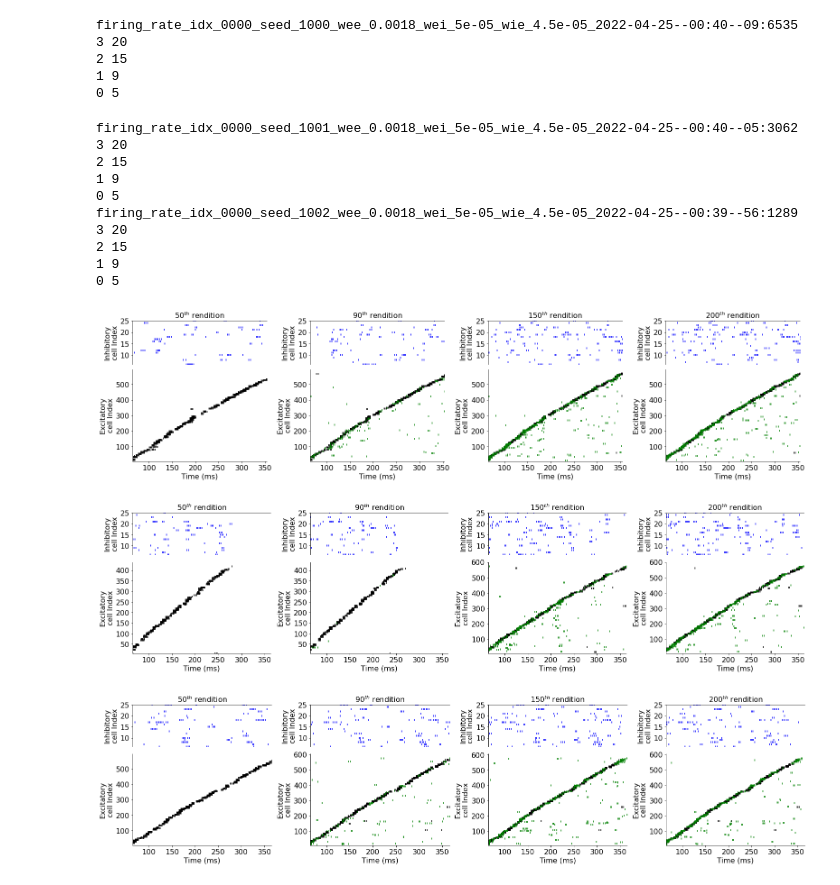
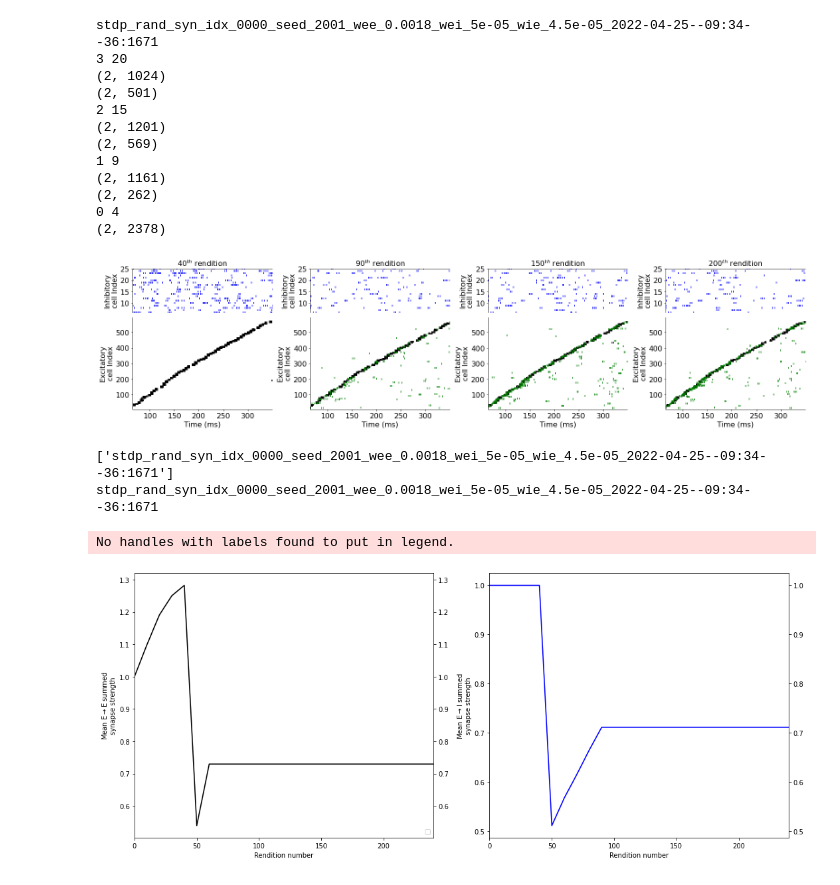
Before and after one commit to davidgbe/synfire_chain_growth, a Jupyter notebook: resilience_project_22_04_13/neurogenesis_+_heterosynaptic_comp_22_04_13/firing_rate_bound_neurogenesis_22_04_20/nb.ipynb, the cells around one changed output. Cells and saved outputs as stored; diff of their text form; code cells hidden in the pictures.

```diff
--- a/resilience_project_22_04_13/neurogenesis_+_heterosynaptic_comp_22_04_13/firing_rate_bound_neurogenesis_22_04_20/nb.ipynb
+++ b/resilience_project_22_04_13/neurogenesis_+_heterosynaptic_comp_22_04_13/firing_rate_bound_neurogenesis_22_04_20/nb.ipynb
@@ -105,6 +105,7 @@ def load_exp_data(direc, cut=None, layer_size=10, n_exc=1000, name_frags=[], rev
                 data['w_r_e'] = loaded['w_r_e']
                 data['w_r_i'] = loaded['w_r_i']
 
+            surviving_cell_mask = None
             if 'surviving_cell_mask' in loaded:
                 surviving_cell_mask = loaded['surviving_cell_mask'][0, :]
                 data['surviving_cell_mask'] = surviving_cell_mask
@@ -130,6 +131,29 @@ def load_exp_data(direc, cut=None, layer_size=10, n_exc=1000, name_frags=[], rev
                 data['exc_raster_unperturbed'] = np.concatenate(exc_raster_unperturbed, axis=1)
                 data['exc_raster_perturbed'] = np.concatenate(exc_raster_perturbed, axis=1)
 
+            if 'w_r_e' in loaded:
+                w_r_e = data['w_r_e']
+
+                w_r_e_e = w_r_e[:900, :900]
+                w_r_e_i = w_r_e[900:, :900]
+
+                if surviving_cell_mask is not None:
+                    valid_cell_mask = np.arange(900) >= 600
+                    valid_cell_mask = np.logical_or(valid_cell_mask, surviving_cell_mask)
+                    w_r_e_e_surviving = w_r_e_e[surviving_cell_mask, :]
+
+                    summed_incoming_weights_e_e = np.sum(w_r_e_e_surviving[:, valid_cell_mask], axis=1)
+                else:
+                    valid_cell_mask = np.arange(900) >= 0
+                    summed_incoming_weights_e_e = np.sum(w_r_e_e[:, valid_cell_mask], axis=1)
+
+                summed_incoming_weights_e_i = np.sum(w_r_e_i[:, valid_cell_mask], axis=1)
+
+                data['mean_incoming_summed_weights_e_e'] = np.mean(summed_incoming_weights_e_e)
+                data['std_incoming_summed_weights_e_e'] = np.std(summed_incoming_weights_e_e)
+                data['mean_incoming_summed_weights_e_i'] = np.mean(summed_incoming_weights_e_i)
+                data['std_incoming_summed_weights_e_i'] = np.std(summed_incoming_weights_e_i)
+
             return data
         yield i_f, lazy_load
 # %%
@@ -268,23 +293,19 @@ def make_figure_1_sparse(name, cell_range=(0, 900), per_shown=1., layer_size=10,
         fig.tight_layout()
 #         save_fig(fig, './figures/paper/rasters', f'{exp_dir_name}.svg')
 # %%
-make_figure_1_sparse(['firing_rate'], cell_range=(0, 900), timepoints=[5, 9, 15, 20], sort_timepoint=24, per_shown=1., color='#c41f3b')
+make_figure_1_sparse(['stdp_rand_syn_idx_0000_seed_2001_wee_0.0018_wei_5e-05_wie_4.5e-05_2022-04-25--09:34--36:1671'],
+                     cell_range=(0, 900), timepoints=[4, 9, 15, 20], sort_timepoint=24, per_shown=1., color='#c41f3b')
 # %% [output]
-firing_rate_idx_0000_seed_1000_wee_0.0018_wei_5e-05_wie_4.5e-05_2022-04-25--00:40--09:6535
+stdp_rand_syn_idx_0000_seed_2001_wee_0.0018_wei_5e-05_wie_4.5e-05_2022-04-25--09:34--36:1671
 3 20
+(2, 1024)
+(2, 501)
 2 15
+(2, 1201)
+(2, 569)
 1 9
-0 5
+(2, 1161)
+(2, 262)
+0 4
+(2, 2378)
-firing_rate_idx_0000_seed_1001_wee_0.0018_wei_5e-05_wie_4.5e-05_2022-04-25--00:40--05:3062
-3 20
-2 15
-1 9
-0 5
-firing_rate_idx_0000_seed_1002_wee_0.0018_wei_5e-05_wie_4.5e-05_2022-04-25--00:39--56:1289
-3 20
-2 15
-1 9
-0 5
-[figure, old version]
+[figure, new version]
-[figure, removed]
-[figure, removed]
@@ -290,0 +432,11 @@ firing_rate_idx_0000_seed_1002_wee_0.0018_wei_5e-05_wie_4.5e-05_2022-04-25--00:3
+# %%
+make_figure_2_plot([
+    'stdp_rand_syn_idx_0000_seed_2001_wee_0.0018_wei_5e-05_wie_4.5e-05_2022-04-25--09:34--36:1671',
+], labels=[
+    '',
+], condition_colors=[('black', 'blue')], timepoints=np.arange(0, 25), offsets=0 * np.ones(3))
+# %% [output]
+['stdp_rand_syn_idx_0000_seed_2001_wee_0.0018_wei_5e-05_wie_4.5e-05_2022-04-25--09:34--36:1671']
+stdp_rand_syn_idx_0000_seed_2001_wee_0.0018_wei_5e-05_wie_4.5e-05_2022-04-25--09:34--36:1671
+No handles with labels found to put in legend.
+[figure, added]
```
Also changed, not shown: parts of 2 cells of this notebook, 1 other file.
